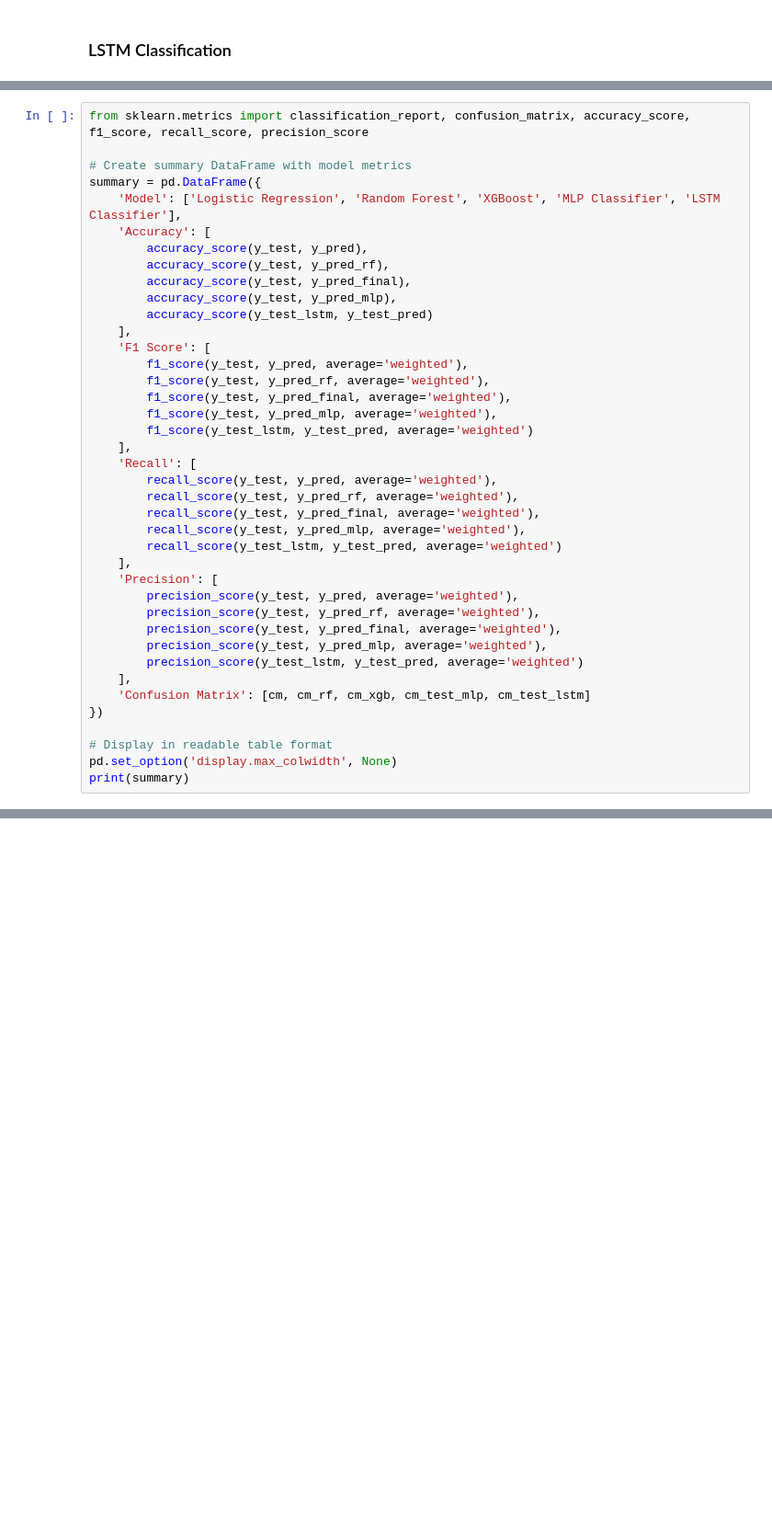
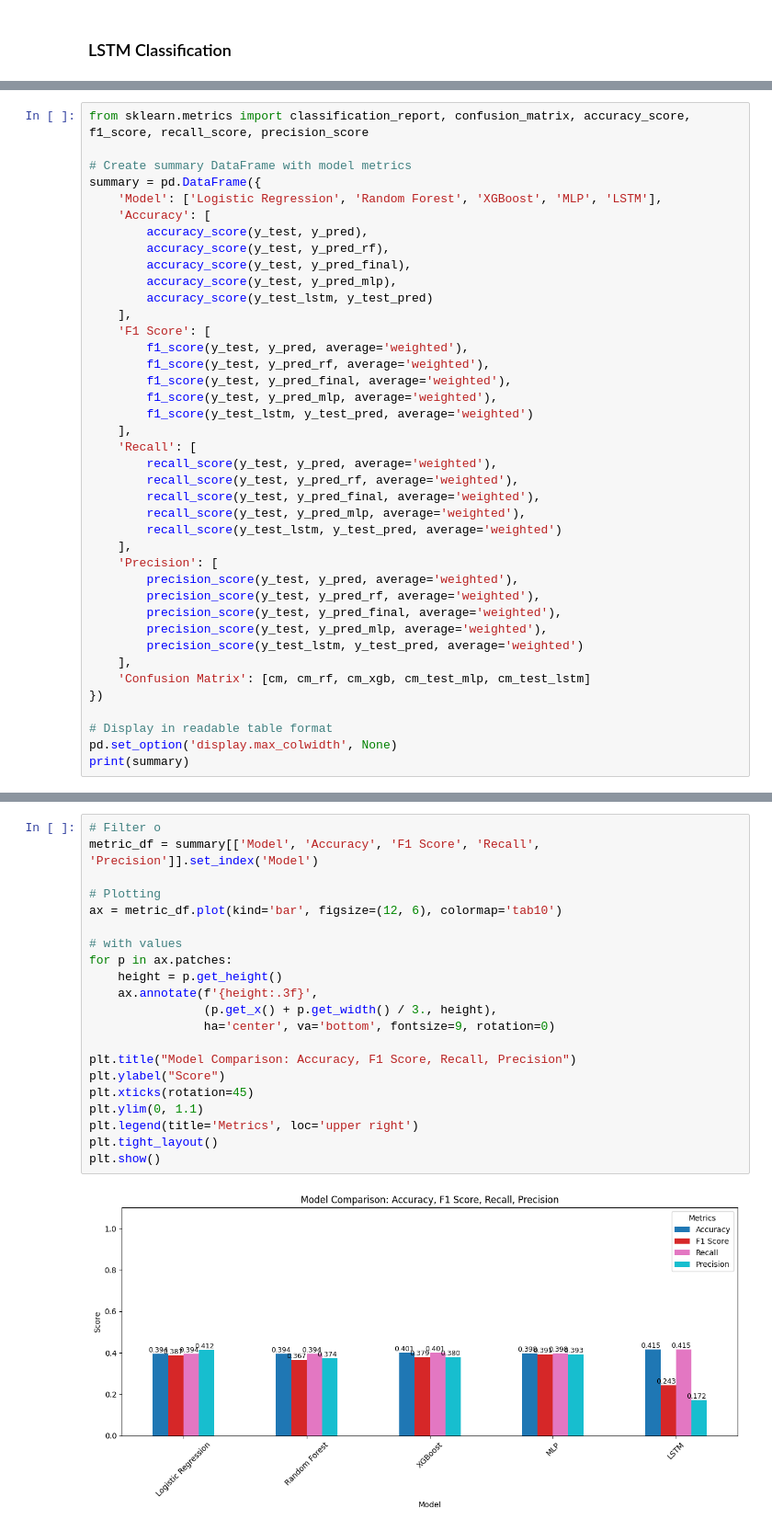
Before and after one commit to GIJOE1003/3103ETF, a Jupyter notebook: Notebook2_Signal_Classification_3rd_April_.ipynb, the cells around one changed output, grey strips where cells are left out. Shown: that part at 92% size. Cells and saved outputs as stored; diff of their text form; blank space fills up the shorter version.

```diff
--- a/Notebook2_Signal_Classification_3rd_April_.ipynb
+++ b/Notebook2_Signal_Classification_3rd_April_.ipynb
@@ -495,7 +495,7 @@ from sklearn.metrics import classification_report, confusion_matrix, accuracy_sc
 
 # Create summary DataFrame with model metrics
 summary = pd.DataFrame({
-    'Model': ['Logistic Regression', 'Random Forest', 'XGBoost', 'MLP Classifier', 'LSTM Classifier'],
+    'Model': ['Logistic Regression', 'Random Forest', 'XGBoost', 'MLP', 'LSTM'],
     'Accuracy': [
         accuracy_score(y_test, y_pred),
         accuracy_score(y_test, y_pred_rf),
@@ -544,3 +544,26 @@ print(summary)
 2  [[249, 287, 712], [313, 382, 772], [318, 366, 1221]]
 3  [[432, 247, 569], [435, 384, 648], [480, 402, 1023]]
 4            [[0, 0, 1223], [0, 0, 1464], [0, 0, 1905]]
+# %%
+# Filter o
+metric_df = summary[['Model', 'Accuracy', 'F1 Score', 'Recall', 'Precision']].set_index('Model')
+
+# Plotting
+ax = metric_df.plot(kind='bar', figsize=(12, 6), colormap='tab10')
+
+# with values
+for p in ax.patches:
+    height = p.get_height()
+    ax.annotate(f'{height:.3f}',
+                (p.get_x() + p.get_width() / 3., height),
+                ha='center', va='bottom', fontsize=9, rotation=0)
+
+plt.title("Model Comparison: Accuracy, F1 Score, Recall, Precision")
+plt.ylabel("Score")
+plt.xticks(rotation=45)
+plt.ylim(0, 1.1)
+plt.legend(title='Metrics', loc='upper right')
+plt.tight_layout()
+plt.show()
+# %% [output]
+[figure, added]
```
Also changed, not shown: parts of 2 cells of this notebook.
